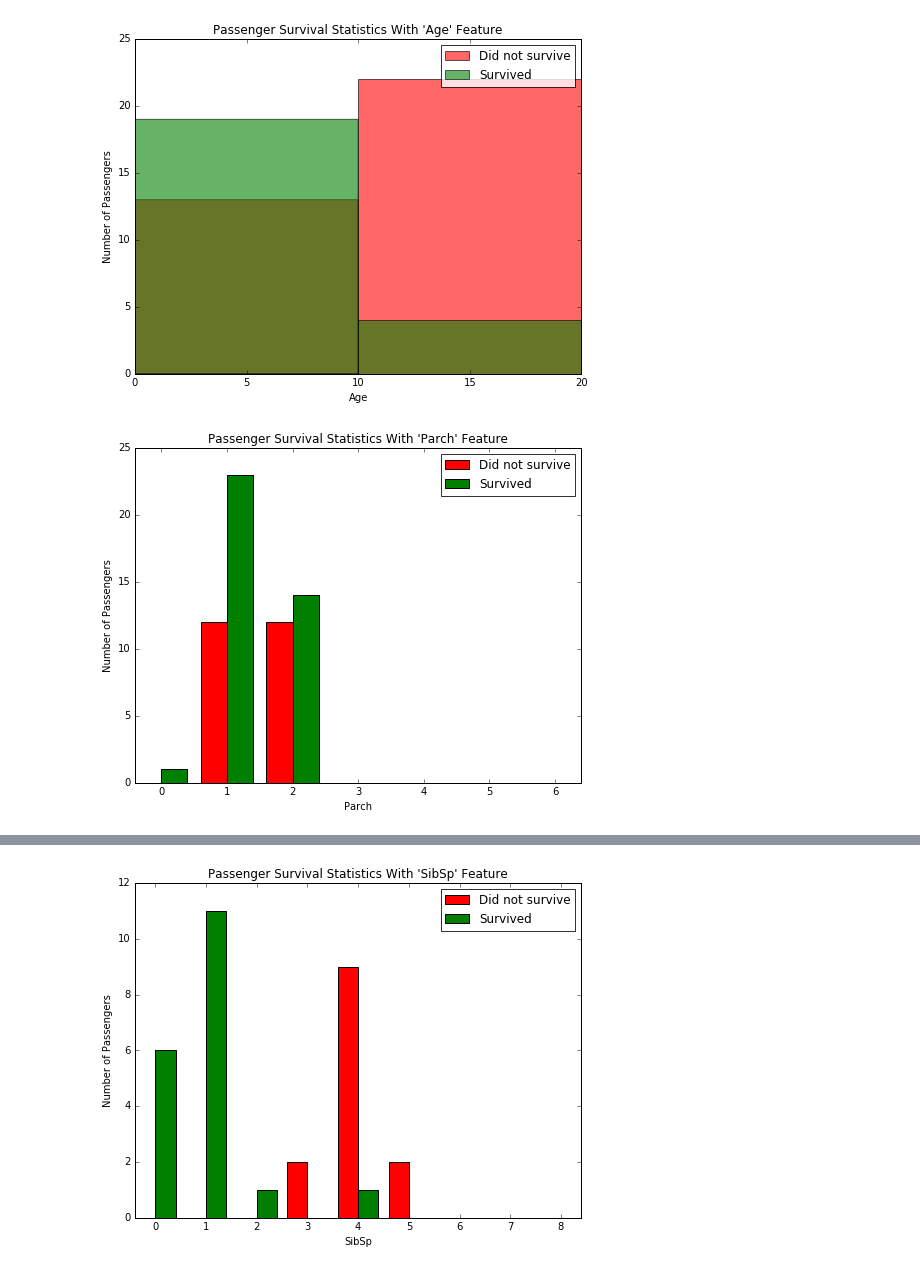
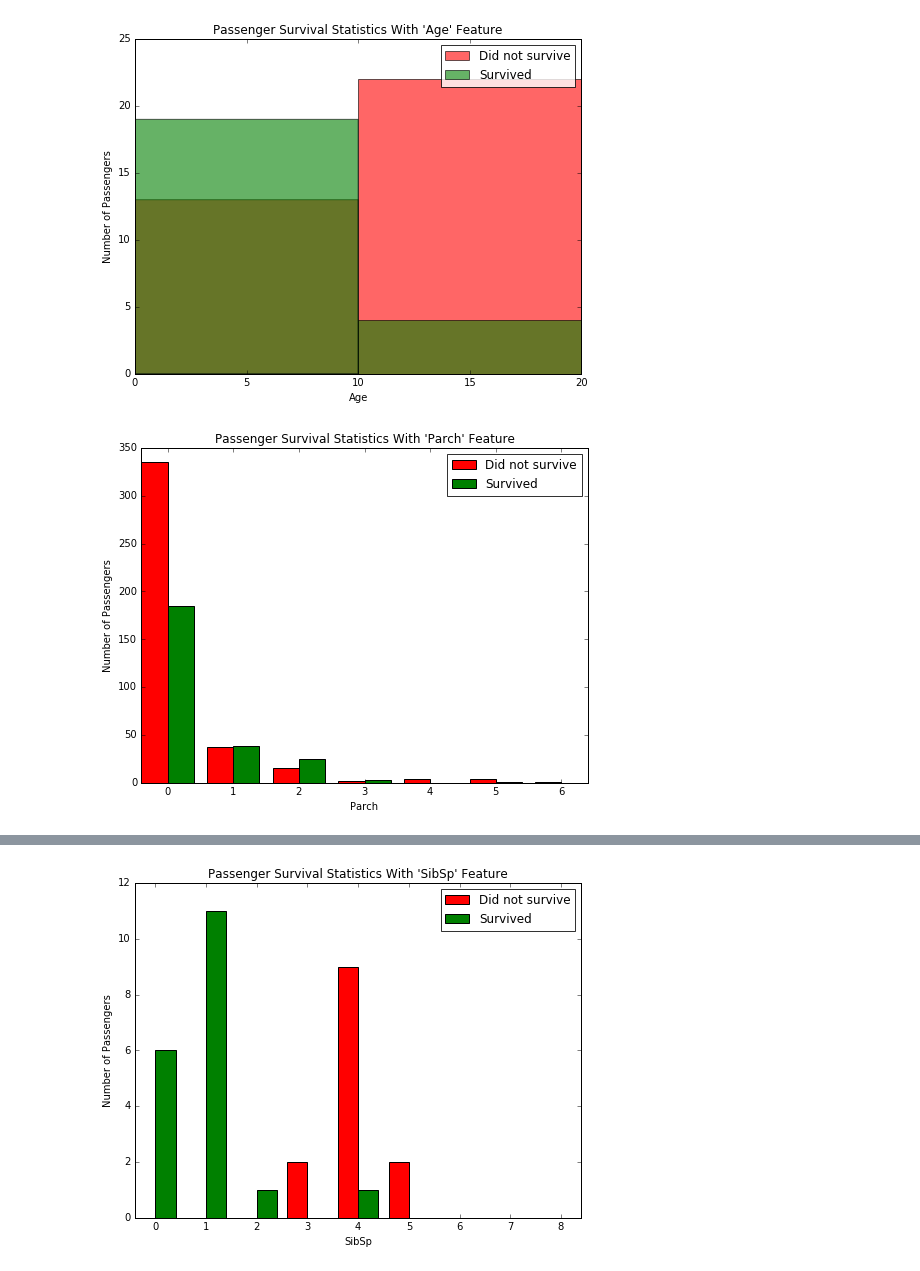
Before and after one commit to rajeshgupta88/Udacity, a Jupyter notebook: projects/titanic_survival_exploration/titanic_survival_exploration.ipynb, the cells around one changed output, grey strips where cells are left out. Cells and saved outputs as stored; diff of their text form; code cells hidden in the pictures.

```diff
--- a/projects/titanic_survival_exploration/titanic_survival_exploration.ipynb
+++ b/projects/titanic_survival_exploration/titanic_survival_exploration.ipynb
@@ -241,6 +218,6 @@ vs.survival_stats(data, outcomes, 'Age', ["Sex == 'male'", "Age < 18"])
 # %% [output]
 [figure]
 # %%
-vs.survival_stats(data, outcomes, 'Parch',["Age < 10"])
+vs.survival_stats(data, outcomes, 'Parch',["Age > 10"])
 # %% [output]
-[figure, old version]
+[figure, new version]
```
Also changed, not shown: parts of 10 cells of this notebook, 1 other file.
